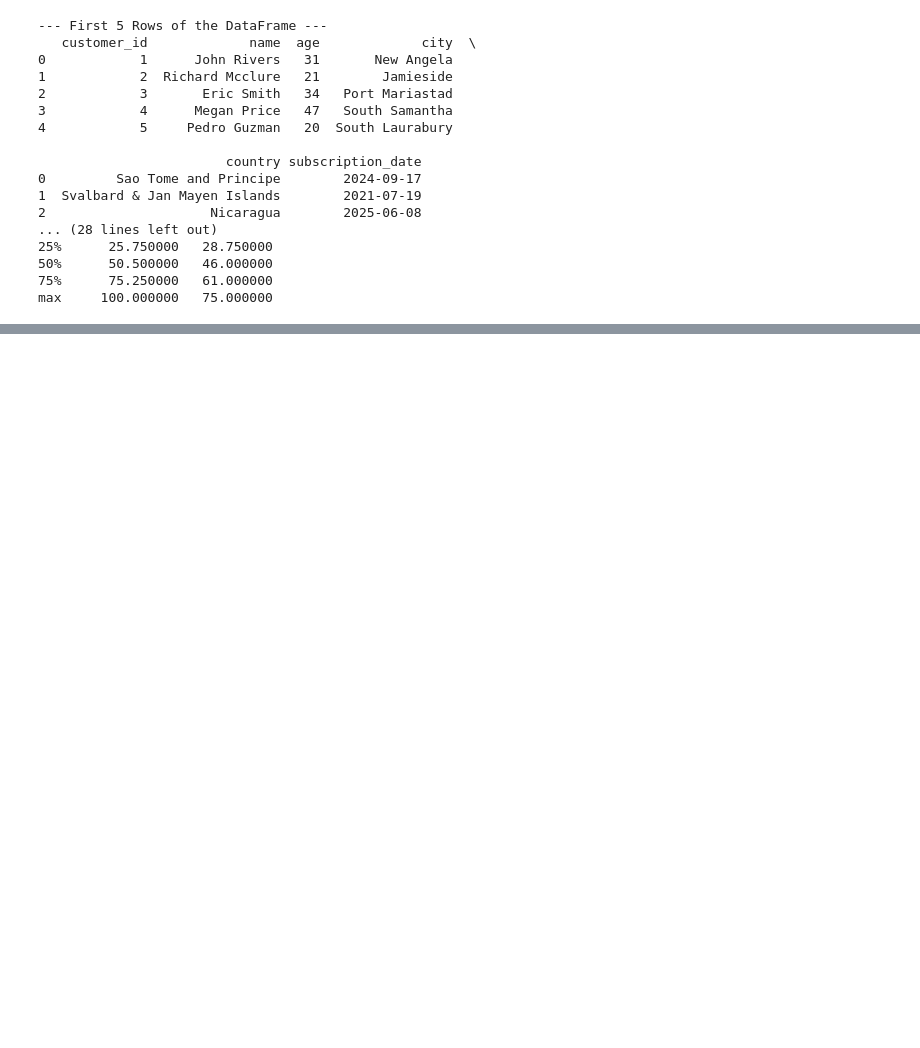
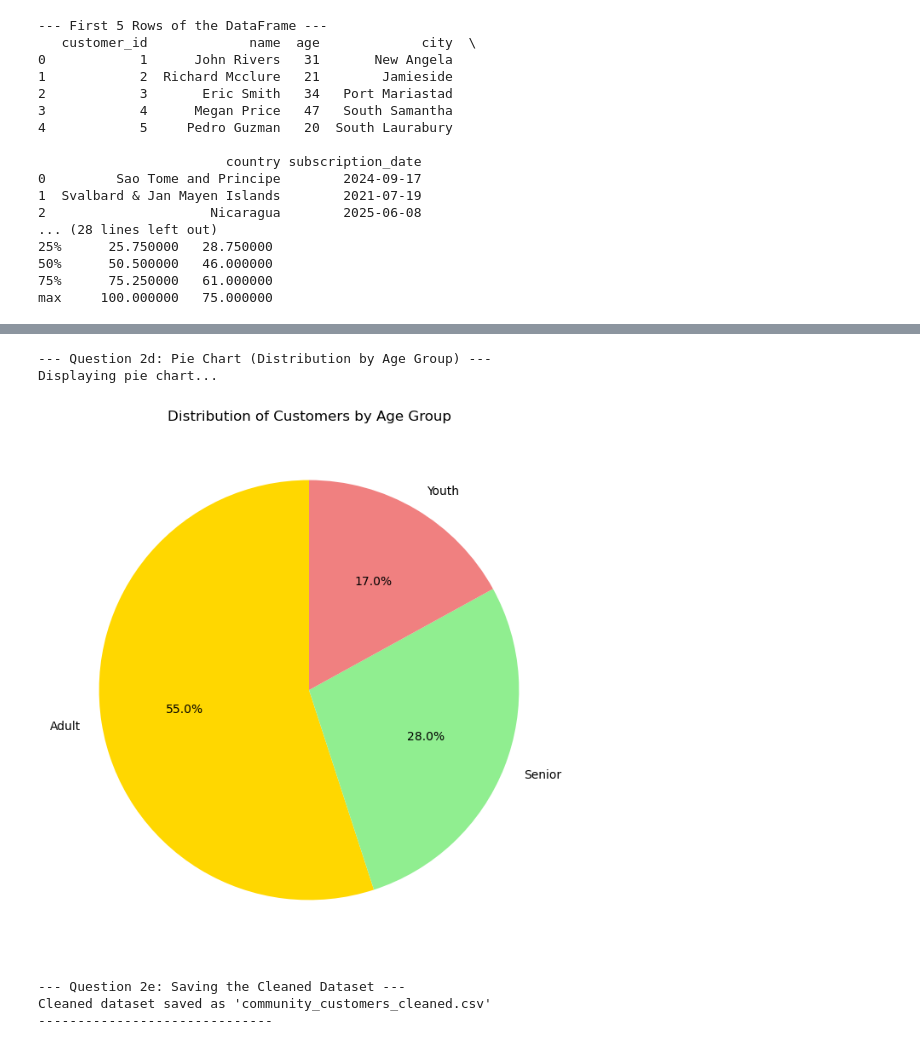
Before and after one commit to josvaEilertsen/ITAYAProdject, a Jupyter notebook: notebook.ipynb, the cells around one changed output, grey strips where cells are left out. Drawn from its saved outputs; the diff is of its cells as text; code cells hidden in the pictures; blank space fills up the shorter version.

```diff
--- a/notebook.ipynb
+++ b/notebook.ipynb
@@ -110,0 +202,32 @@ Name: age, dtype: bool
+# %%
+#2d
+print("\n--- Question 2d: Pie Chart (Distribution by Age Group) ---")
+
+#Get counts for each age group
+age_group_distribution = df['age_group'].value_counts()
+
+plt.figure(figsize=(8, 8))
+age_group_distribution.plot(kind='pie', autopct='%1.1f%%', startangle=90, colors=['gold', 'lightgreen', 'lightcoral'])
+plt.title('Distribution of Customers by Age Group')
+plt.ylabel('')
+print("Displaying pie chart...")
+
+plt.show()
+# %% [output]
+--- Question 2d: Pie Chart (Distribution by Age Group) ---
+Displaying pie chart...
+[figure, added]
+# %%
+#2e
+print("\n--- Question 2e: Saving the Cleaned Dataset ---")
+
+#Save the DataFrame to CSV
+#index=False stops the pandas index from beig saved
+df.to_csv('community_customers_cleaned.csv', index=False)
+
+print("Cleaned dataset saved as 'community_customers_cleaned.csv'")
+print("-" * 30)
+# %% [output]
+--- Question 2e: Saving the Cleaned Dataset ---
+Cleaned dataset saved as 'community_customers_cleaned.csv'
+------------------------------
```
Also changed, not shown: parts of 11 cells of this notebook, 4 other files.
